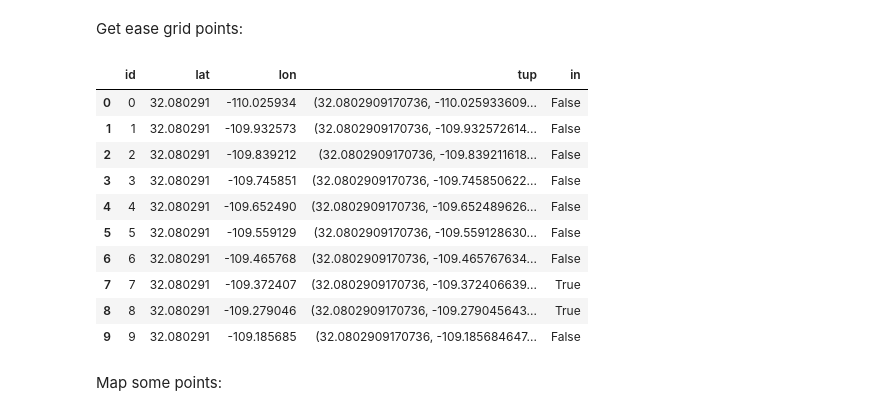
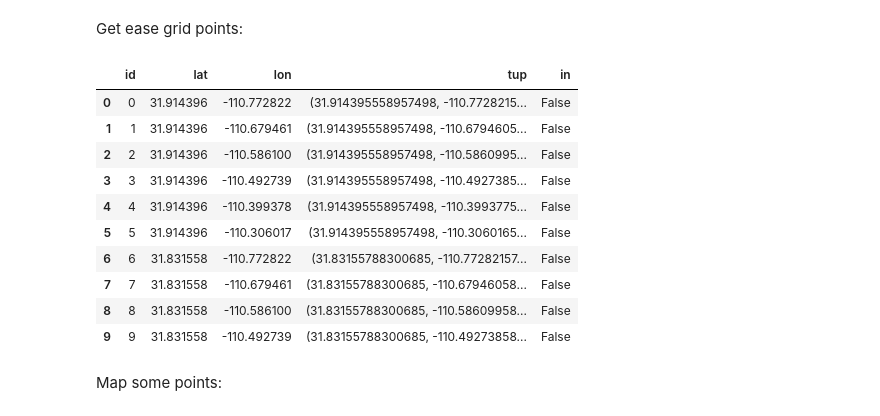
Before and after one commit to jjmcnelis/nasa_usfs_workshop, a Jupyter notebook: generic-application-nrcs.ipynb, the cells around one changed output. Drawn from its saved outputs; the diff is of its cells as text; code cells hidden in the pictures.

```diff
--- a/generic-application-nrcs.ipynb
+++ b/generic-application-nrcs.ipynb
@@ -134,41 +155,41 @@ Get ease grid points:
 # %%
 def get_ease(shapely_geom):
     """ """
 
     bnds = shapely_geom.bounds
     ease = crds[
         (bnds[1]<lats) & (lats<bnds[3]) &     # ybnds < lat < ybnds
         (bnds[0]<lons) & (lons<bnds[2])]      # xbnds < lon < xbnds
 
     ease_table = {"id":[],"lat":[],"lon":[],"tup":[],"in":[]}
     for i, p in enumerate(ease):
         ease_table["id"].append(i)
         ease_table["lat"].append(p[0])
         ease_table["lon"].append(p[1])
         ease_table["tup"].append((p[0], p[1]))
         shplypt = shape({"type":"Point","coordinates":(p[1], p[0])})
         shpin = True if shapely_geom.contains(shplypt) else False
         ease_table["in"].append(shpin)
 
     return(pd.DataFrame(ease_table))
 
 
-shply = shape(features[0]["geometry"])
+shply = shape(features[1]["geometry"])
 ease = get_ease(shply)
 
 ease.head(10)
 # %% [output]
 |  | id | lat | lon | tup | in |
-| 0 | 0 | 32.080291 | -110.025934 | (32.0802909170736, -110.025933609... | False |
-| 1 | 1 | 32.080291 | -109.932573 | (32.0802909170736, -109.932572614... | False |
-| 2 | 2 | 32.080291 | -109.839212 | (32.0802909170736, -109.839211618... | False |
-| 3 | 3 | 32.080291 | -109.745851 | (32.0802909170736, -109.745850622... | False |
-| 4 | 4 | 32.080291 | -109.652490 | (32.0802909170736, -109.652489626... | False |
-| 5 | 5 | 32.080291 | -109.559129 | (32.0802909170736, -109.559128630... | False |
-| 6 | 6 | 32.080291 | -109.465768 | (32.0802909170736, -109.465767634... | False |
-| 7 | 7 | 32.080291 | -109.372407 | (32.0802909170736, -109.372406639... | True |
-| 8 | 8 | 32.080291 | -109.279046 | (32.0802909170736, -109.279045643... | True |
-| 9 | 9 | 32.080291 | -109.185685 | (32.0802909170736, -109.185684647... | False |
+| 0 | 0 | 31.914396 | -110.772822 | (31.914395558957498, -110.7728215... | False |
+| 1 | 1 | 31.914396 | -110.679461 | (31.914395558957498, -110.6794605... | False |
+| 2 | 2 | 31.914396 | -110.586100 | (31.914395558957498, -110.5860995... | False |
+| 3 | 3 | 31.914396 | -110.492739 | (31.914395558957498, -110.4927385... | False |
+| 4 | 4 | 31.914396 | -110.399378 | (31.914395558957498, -110.3993775... | False |
+| 5 | 5 | 31.914396 | -110.306017 | (31.914395558957498, -110.3060165... | False |
+| 6 | 6 | 31.831558 | -110.772822 | (31.83155788300685, -110.77282157... | False |
+| 7 | 7 | 31.831558 | -110.679461 | (31.83155788300685, -110.67946058... | False |
+| 8 | 8 | 31.831558 | -110.586100 | (31.83155788300685, -110.58609958... | False |
+| 9 | 9 | 31.831558 | -110.492739 | (31.83155788300685, -110.49273858... | False |
 # %% [markdown]
 Map some points:
 # %%
```
Also changed, not shown: parts of 15 cells of this notebook, 1 other file.
